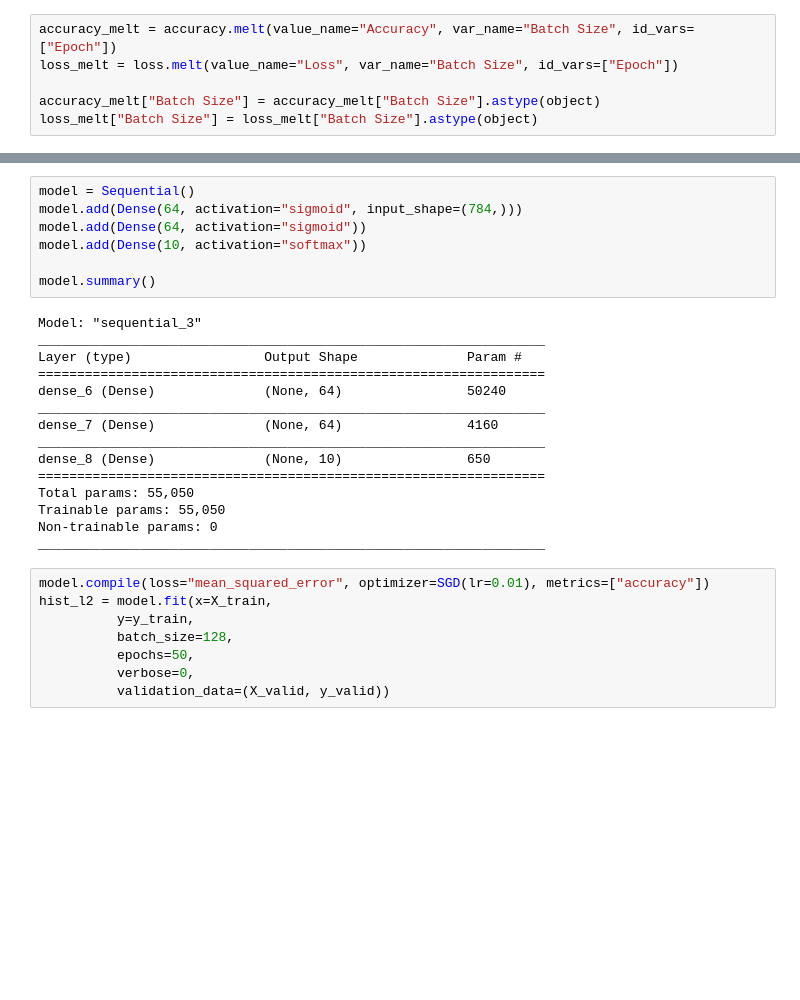
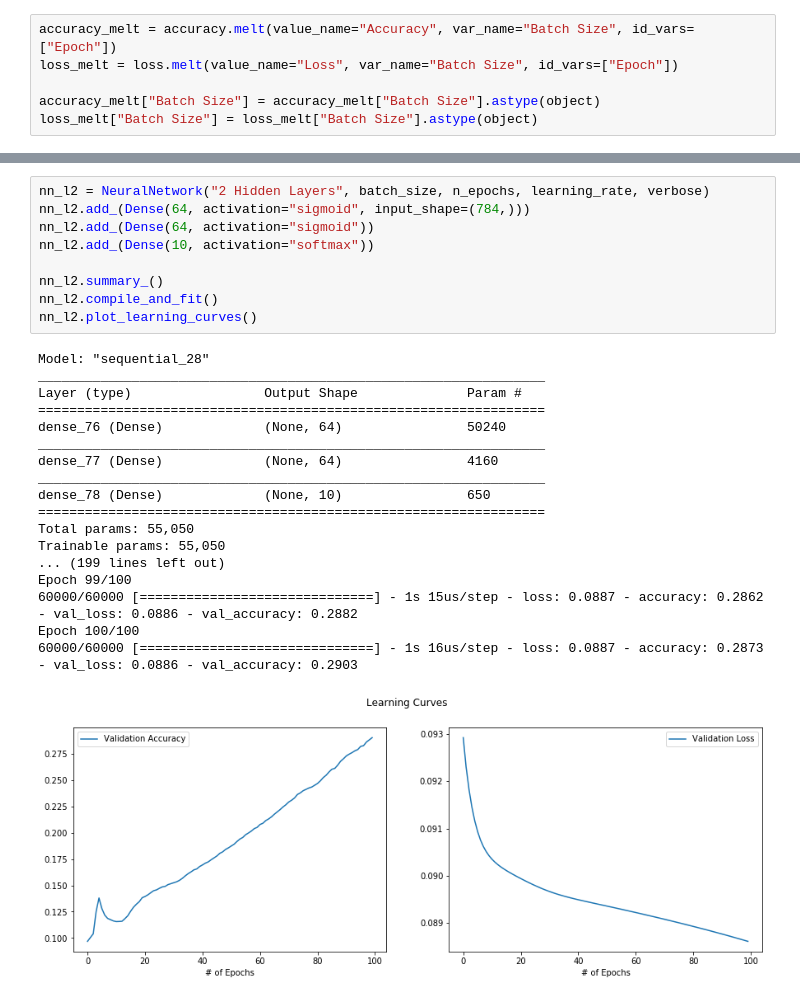
Before and after one commit to amypeniston/data-science-toolbox, a Jupyter notebook: key-concepts-examples/MNIST_Shallow_NN.ipynb, the cells around one changed output, grey strips where cells are left out. Saved outputs shown, nothing was run; the diff lists cells and outputs as text; blank space fills up the shorter version.

```diff
--- a/key-concepts-examples/MNIST_Shallow_NN.ipynb
+++ b/key-concepts-examples/MNIST_Shallow_NN.ipynb
@@ -219,30 +315,28 @@ plt.show()
 # %%
-model = Sequential()
-model.add(Dense(64, activation="sigmoid", input_shape=(784,)))
-model.add(Dense(64, activation="sigmoid"))
-model.add(Dense(10, activation="softmax"))
+nn_l2 = NeuralNetwork("2 Hidden Layers", batch_size, n_epochs, learning_rate, verbose)
+nn_l2.add_(Dense(64, activation="sigmoid", input_shape=(784,)))
+nn_l2.add_(Dense(64, activation="sigmoid"))
+nn_l2.add_(Dense(10, activation="softmax"))
 
-model.summary()
+nn_l2.summary_()
+nn_l2.compile_and_fit()
+nn_l2.plot_learning_curves()
 # %% [output]
-Model: "sequential_3"
+Model: "sequential_28"
 _________________________________________________________________
 Layer (type)                 Output Shape              Param #
 =================================================================
-dense_6 (Dense)              (None, 64)                50240
+dense_76 (Dense)             (None, 64)                50240
 _________________________________________________________________
-dense_7 (Dense)              (None, 64)                4160
+dense_77 (Dense)             (None, 64)                4160
 _________________________________________________________________
-dense_8 (Dense)              (None, 10)                650
+dense_78 (Dense)             (None, 10)                650
 =================================================================
 Total params: 55,050
 Trainable params: 55,050
-Non-trainable params: 0
-_________________________________________________________________
+... (199 lines left out)
+Epoch 99/100
+60000/60000 [==============================] - 1s 15us/step - loss: 0.0887 - accuracy: 0.2862 - val_loss: 0.0886 - val_accuracy: 0.2882
+Epoch 100/100
+60000/60000 [==============================] - 1s 16us/step - loss: 0.0887 - accuracy: 0.2873 - val_loss: 0.0886 - val_accuracy: 0.2903
+[figure, added]
-# %%
-model.compile(loss="mean_squared_error", optimizer=SGD(lr=0.01), metrics=["accuracy"])
-hist_l2 = model.fit(x=X_train,
-          y=y_train,
-          batch_size=128,
-          epochs=50,
-          verbose=0,
-          validation_data=(X_valid, y_valid))
```
Also changed, not shown: parts of 19 cells of this notebook.
